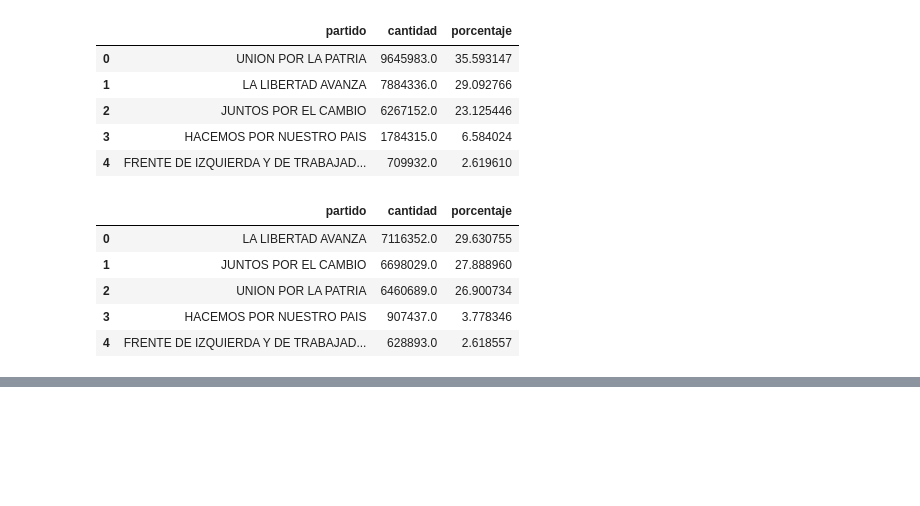
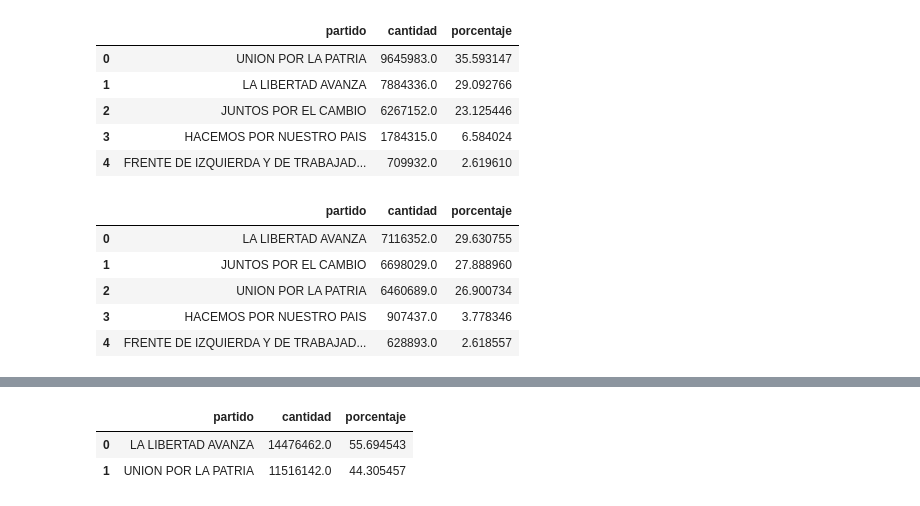
Before and after one commit to agusvaser/TP-Final-infovis, a Jupyter notebook: analisis.ipynb, the cells around one changed output, grey strips where cells are left out. Drawn from its saved outputs; the diff is of its cells as text; code cells hidden in the pictures; blank space fills up the shorter version.

```diff
--- a/analisis.ipynb
+++ b/analisis.ipynb
@@ -4,6 +4,7 @@ import duckdb
 # %%
 generales = pd.read_parquet('/Users/agusvaser/Documents/ITBA/2023/2ndo cuatri/Visualización de la Información/Trabajo Practico/ResultadosElectorales_1v.parquet')
 paso = pd.read_parquet('/Users/agusvaser/Documents/ITBA/2023/2ndo cuatri/Visualización de la Información/Trabajo Practico/ResultadosElectorales_PASO_2023 (1).parquet')
+balotaje = pd.read_parquet('/Users/agusvaser/Documents/ITBA/2023/2ndo cuatri/Visualización de la Información/Trabajo Practico/ResultadosElectorales_2023_SegundaVuelta (1).parquet')
 # %%
 data = duckdb.sql("""select *
 from generales
@@ -153,3 +154,15 @@ chart_table2 = alt.Chart(rendimiento_generales).mark_bar().encode(
 chart_table2
 # %% [output]
 [interactive output not drawn]
+# %%
+rendimiento_balotaje = duckdb.sql("""select agrupacion_nombre as partido, sum(votos_cantidad) as cantidad, (sum(votos_cantidad)/(select sum(votos_cantidad) from balotaje where votos_tipo = 'POSITIVO')*100) as porcentaje
+from balotaje
+where votos_tipo = 'POSITIVO'
+group by agrupacion_nombre
+order by 3 desc
+""").df()
+rendimiento_balotaje
+# %% [output]
+|  | partido | cantidad | porcentaje |
+| 0 | LA LIBERTAD AVANZA | 14476462.0 | 55.694543 |
+| 1 | UNION POR LA PATRIA | 11516142.0 | 44.305457 |
```
Also changed, not shown: parts of 4 cells of this notebook, 3 other files.
